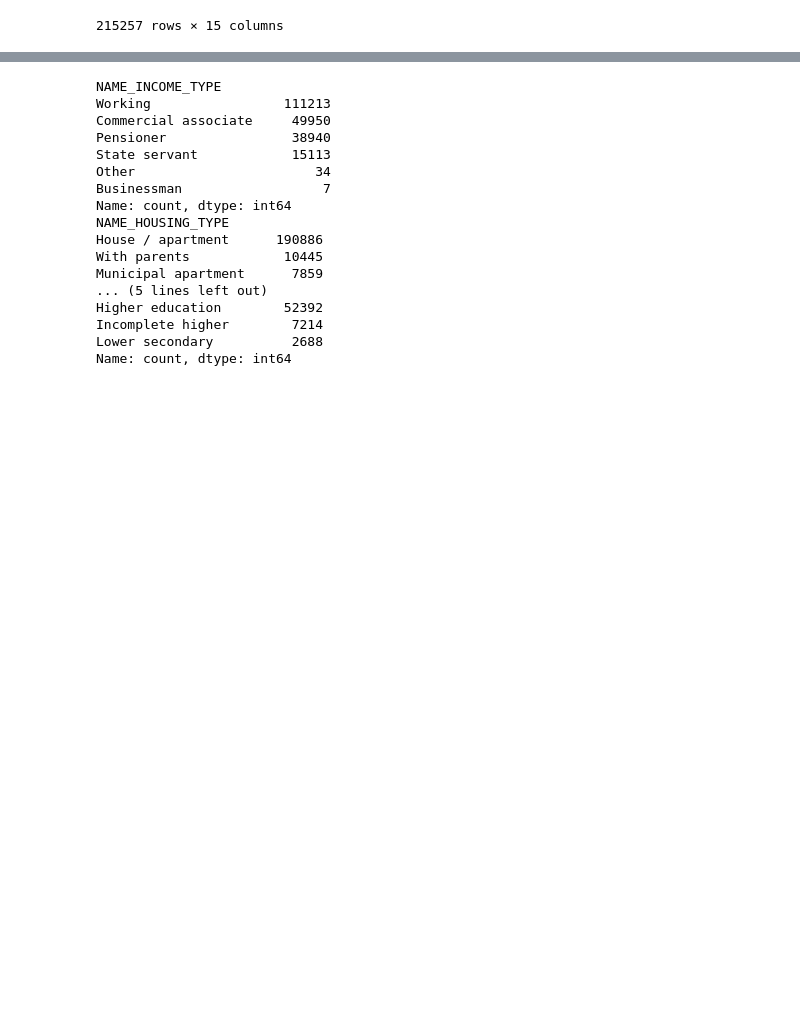
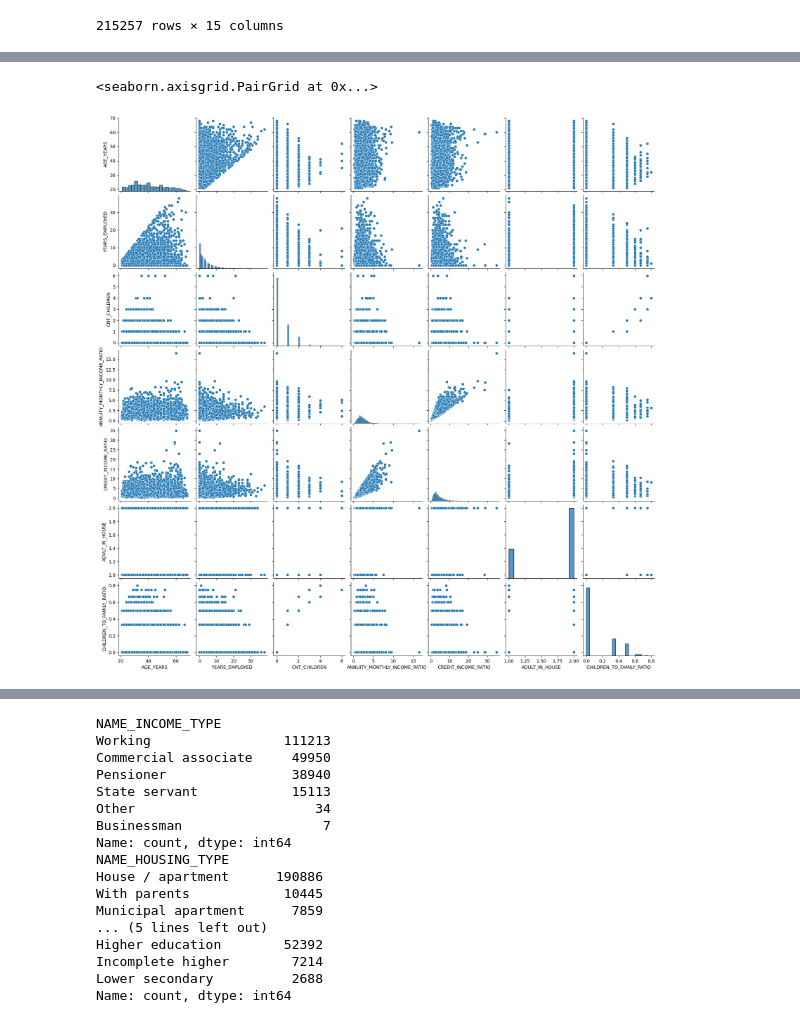
Before and after one commit to DvectorPrime/lendiq, a Jupyter notebook: ml-service/notebooks/FEATURE ENGINEERING.ipynb, the cells around one changed output, grey strips where cells are left out. Drawn from its saved outputs; the diff is of its cells as text; code cells hidden in the pictures; blank space fills up the shorter version.

```diff
--- a/ml-service/notebooks/FEATURE ENGINEERING.ipynb
+++ b/ml-service/notebooks/FEATURE ENGINEERING.ipynb
@@ -224,0 +229,3 @@ plt.show()
+# %%
+df_defaulter_sample = df_sample[df_sample['TARGET'] == 1].drop("TARGET", axis=1)
+df_defaulter_sample
@@ -225 +246,8 @@ plt.show()
+# %%
+sns.pairplot(
+    df_defaulter_sample,
+)
+# %% [output]
+<seaborn.axisgrid.PairGrid at 0x...>
+[figure, added]
 # %%
```
Also changed, not shown: parts of 26 cells of this notebook, 13 other files.
